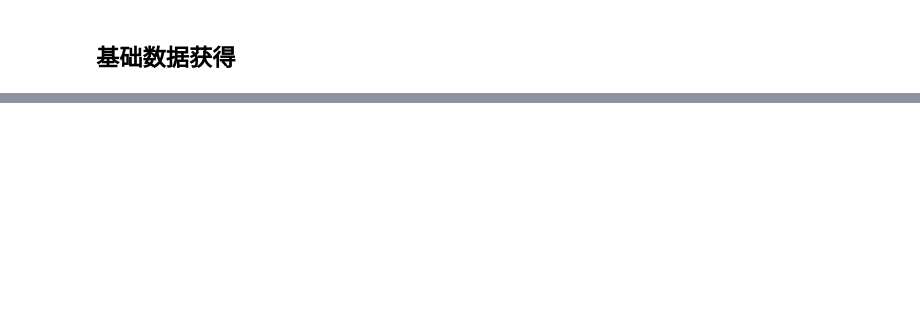
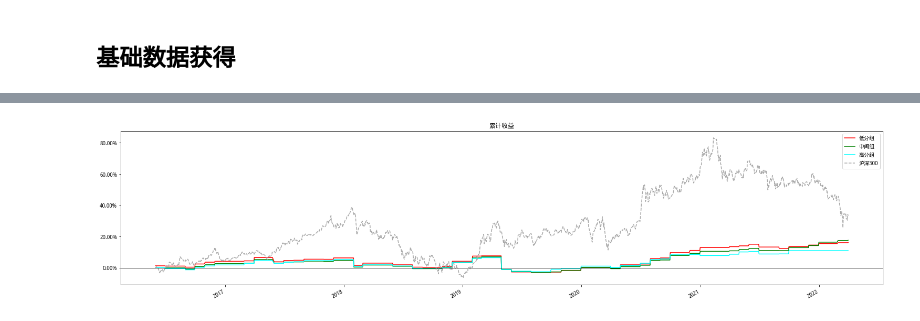
Before and after one commit to congcong009/joinquant_share, a Jupyter notebook: rd_lib/研究类/研报复现/基本面量化/罗伯瑞克超额现金流选股/罗伯瑞克超额现金流选股法.ipynb, the cells around one changed output, grey strips where cells are left out. Saved outputs shown, nothing was run; the diff lists cells and outputs as text; code cells hidden in the pictures; blank space fills up the shorter version.

```diff
--- a/rd_lib/研究类/研报复现/基本面量化/罗伯瑞克超额现金流选股/罗伯瑞克超额现金流选股法.ipynb
+++ b/rd_lib/研究类/研报复现/基本面量化/罗伯瑞克超额现金流选股/罗伯瑞克超额现金流选股法.ipynb
@@ -214,0 +482,2 @@ basic_df
+# %%
+cff_factor = pkl_batch(pd.DataFrame(), 'cff_factor', method='read')
@@ -214,0 +504,4 @@ basic_df
+# %%
+ret = pd.pivot_table(cff_factor.reindex(), index='date', columns='factor_quantile', values=1)
+ret.rename(columns={1.0: '低分组', 2.0:'中间组', 3.0: '高分组'}, inplace=True)
+ret.head()
@@ -214,0 +516,6 @@ basic_df
+# %%
+benchmark = get_price(benchmark_code, ret.index[0], ret.index[-1], fields='close')
+# %%
+plot_cum_return(title='累计收益', ret=ret[['低分组', '中间组', '高分组']], benchmark_ret=benchmark['close'].pct_change(), benchmark_name='沪深300')
+# %% [output]
+[figure, added]
```
Also changed, not shown: parts of 43 cells of this notebook.
